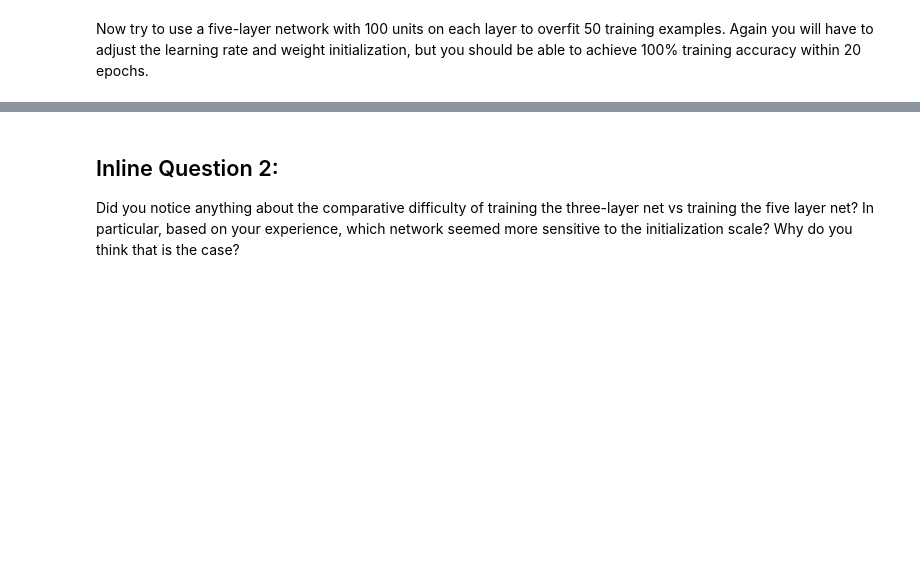
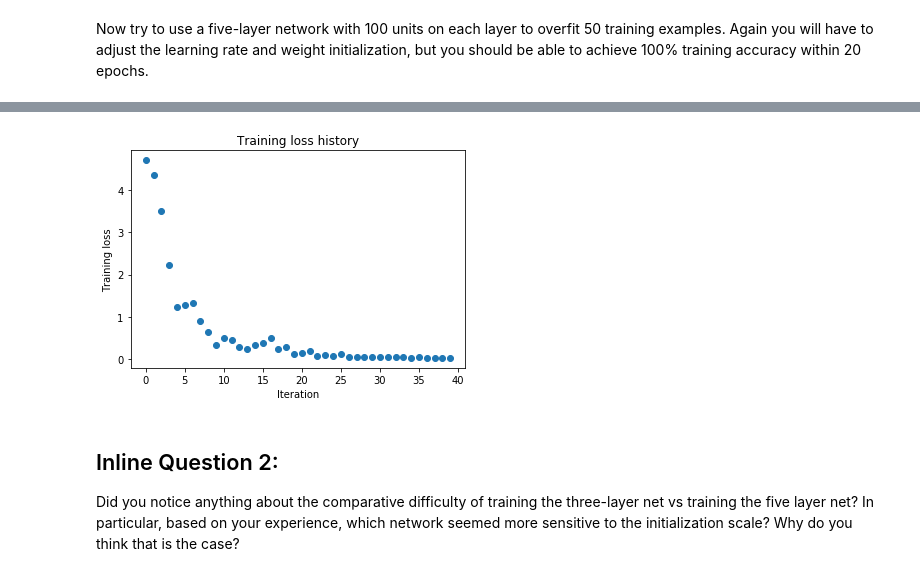
Before and after one commit to fengggli/cs231n-assignments, a Jupyter notebook: assignment2/FullyConnectedNets.ipynb, the cells around one changed output, grey strips where cells are left out. Cells and saved outputs as stored; diff of their text form; code cells hidden in the pictures; blank space fills up the shorter version.

```diff
--- a/assignment2/FullyConnectedNets.ipynb
+++ b/assignment2/FullyConnectedNets.ipynb
@@ -388,8 +474,8 @@ small_data = {
   'y_val': data['y_val'],
 }
 
-learning_rate = 2e-3
-weight_scale = 1e-5
+learning_rate = 1e-2
+weight_scale = 5e-2
 model = FullyConnectedNet([100, 100, 100, 100],
                 weight_scale=weight_scale, dtype=np.float64)
 solver = Solver(model, small_data,
@@ -406,3 +492,4 @@ plt.title('Training loss history')
 plt.xlabel('Iteration')
 plt.ylabel('Training loss')
 plt.show()
+# %% [output]
@@ -409,3 +513,4 @@ plt.show()
+[figure, added]
 # %% [markdown]
 ## Inline Question 2:
 Did you notice anything about the comparative difficulty of training the three-layer net vs training the five layer net? In particular, based on your experience, which network seemed more sensitive to the initialization scale? Why do you think that is the case?
```
Also changed, not shown: parts of 15 cells of this notebook, 2 other files.
